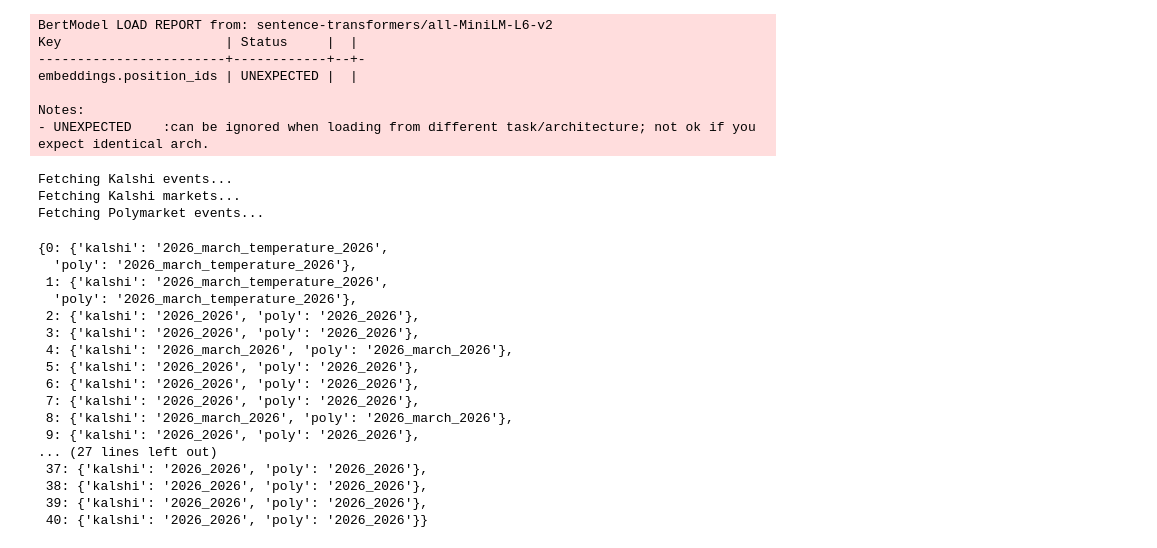
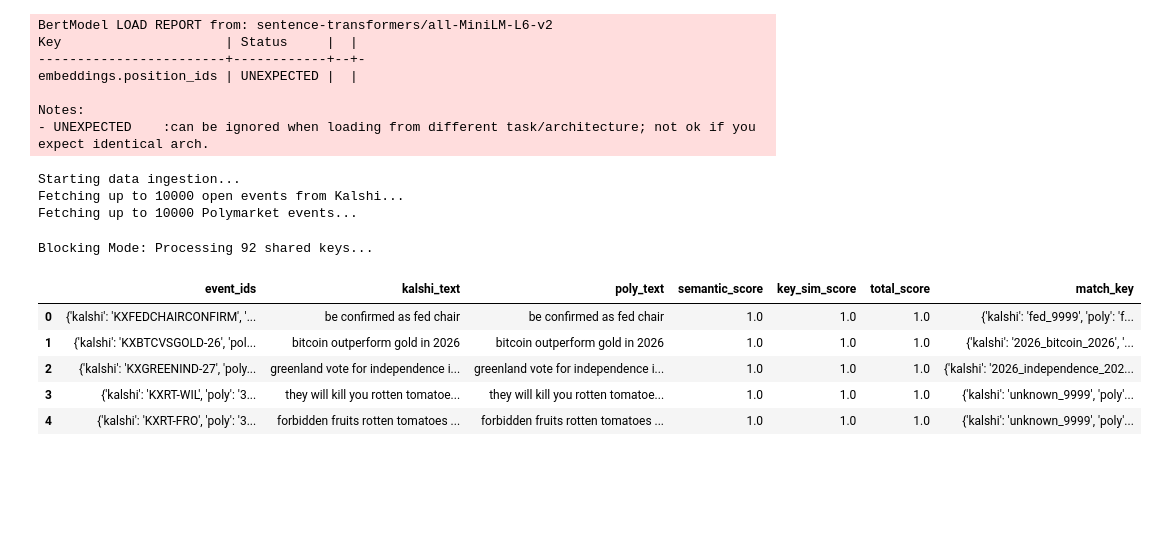
Before and after one commit to BlakeUribe/quasibets_testing, a Jupyter notebook: text_processor.ipynb, the cells around one changed output. Drawn from its saved outputs; the diff is of its cells as text; code cells hidden in the pictures; blank space fills up the shorter version.

```diff
--- a/text_processor.ipynb
+++ b/text_processor.ipynb
@@ -9,9 +10,6 @@ from polymarket_client import PolymarketClient
 from utils import create_match_keys, clean_text_cols
 # %%
-# Initialize Clients and Model
-kalshi = KalshiClient()
-poly = PolymarketClient()
-model = SentenceTransformer('all-MiniLM-L6-v2')
+MODEL = SentenceTransformer('all-MiniLM-L6-v2')
 # %% [output]
 BertModel LOAD REPORT from: sentence-transformers/all-MiniLM-L6-v2
 Key                     | Status     |  |
@@ -147,46 +155,51 @@ def hydrate_and_clean_markets(match_df, event_id_col='event_ids'):
 # %%
 ## --- 3. Execution Flow ---
 
-# Fetch & Prep Events
-kalshi.fetch_data()
-poly.fetch_events()
-_, k_events = kalshi.get_separated_dfs()
-_, p_events = poly.get_separated_dfs()
+kalshi_client = KalshiEventClient(event_limit=10_000)
+poly_client = PolymarketEventClient(target_count=10_000)
+
+# 2. Fetch Raw Data
+print("Starting data ingestion...")
+kalshi_client.fetch_events()
+poly_client.fetch_events()
+
+# 3. Transform and Clean
+# This applies your clean_text_cols and maps the schemas automatically
+k_events = kalshi_client.transform_events()
+p_events = poly_client.transform_events()
+
+# 4. Generate Match Keys (The Pre-Filter Gate)
+# Ensure your keyword_df is loaded before this step
+from utils import create_match_keys
+
+k_events = create_match_keys(k_events, ['event_title'])
+p_events = create_match_keys(p_events, ['event_title'])
+
+# display(k_events)
+# p_events
 # %% [output]
-Fetching Kalshi events...
-Fetching Kalshi markets...
-Fetching Polymarket events...
+Starting data ingestion...
+Fetching up to 10000 open events from Kalshi...
+Fetching up to 10000 Polymarket events...
 # %%
-
-
-k_events = create_match_keys(k_events, ['event_title'])
-p_events = create_match_keys(p_events, ['event_title'])
 
 # Step 1: Match Events
 matched_events = get_matches(
     k_events,
     p_events,
     'event_title',
     'event_id',
     type_label='event',
-    threshold=0.00
+    threshold=0.70,
+    strict_key_match=True
 )
-matched_events['key_word'].to_dict()
+
+matched_events.head()
 # %% [output]
-{0: {'kalshi': '2026_march_temperature_2026',
-  'poly': '2026_march_temperature_2026'},
- 1: {'kalshi': '2026_march_temperature_2026',
-  'poly': '2026_march_temperature_2026'},
- 2: {'kalshi': '2026_2026', 'poly': '2026_2026'},
- 3: {'kalshi': '2026_2026', 'poly': '2026_2026'},
- 4: {'kalshi': '2026_march_2026', 'poly': '2026_march_2026'},
- 5: {'kalshi': '2026_2026', 'poly': '2026_2026'},
- 6: {'kalshi': '2026_2026', 'poly': '2026_2026'},
- 7: {'kalshi': '2026_2026', 'poly': '2026_2026'},
- 8: {'kalshi': '2026_march_2026', 'poly': '2026_march_2026'},
- 9: {'kalshi': '2026_2026', 'poly': '2026_2026'},
-... (27 lines left out)
- 37: {'kalshi': '2026_2026', 'poly': '2026_2026'},
- 38: {'kalshi': '2026_2026', 'poly': '2026_2026'},
- 39: {'kalshi': '2026_2026', 'poly': '2026_2026'},
- 40: {'kalshi': '2026_2026', 'poly': '2026_2026'}}
+Blocking Mode: Processing 92 shared keys...
+|  | event_ids | kalshi_text | poly_text | semantic_score | key_sim_score | total_score | match_key |
+| 0 | {'kalshi': 'KXFEDCHAIRCONFIRM', '... | be confirmed as fed chair | be confirmed as fed chair | 1.0 | 1.0 | 1.0 | {'kalshi': 'fed_9999', 'poly': 'f... |
+| 1 | {'kalshi': 'KXBTCVSGOLD-26', 'pol... | bitcoin outperform gold in 2026 | bitcoin outperform gold in 2026 | 1.0 | 1.0 | 1.0 | {'kalshi': '2026_bitcoin_2026', '... |
+| 2 | {'kalshi': 'KXGREENIND-27', 'poly... | greenland vote for independence i... | greenland vote for independence i... | 1.0 | 1.0 | 1.0 | {'kalshi': '2026_independence_202... |
+| 3 | {'kalshi': 'KXRT-WIL', 'poly': '3... | they will kill you rotten tomatoe... | they will kill you rotten tomatoe... | 1.0 | 1.0 | 1.0 | {'kalshi': 'unknown_9999', 'poly'... |
+| 4 | {'kalshi': 'KXRT-FRO', 'poly': '3... | forbidden fruits rotten tomatoes ... | forbidden fruits rotten tomatoes ... | 1.0 | 1.0 | 1.0 | {'kalshi': 'unknown_9999', 'poly'... |
```
Also changed, not shown: parts of 6 cells of this notebook, 3 other files.
